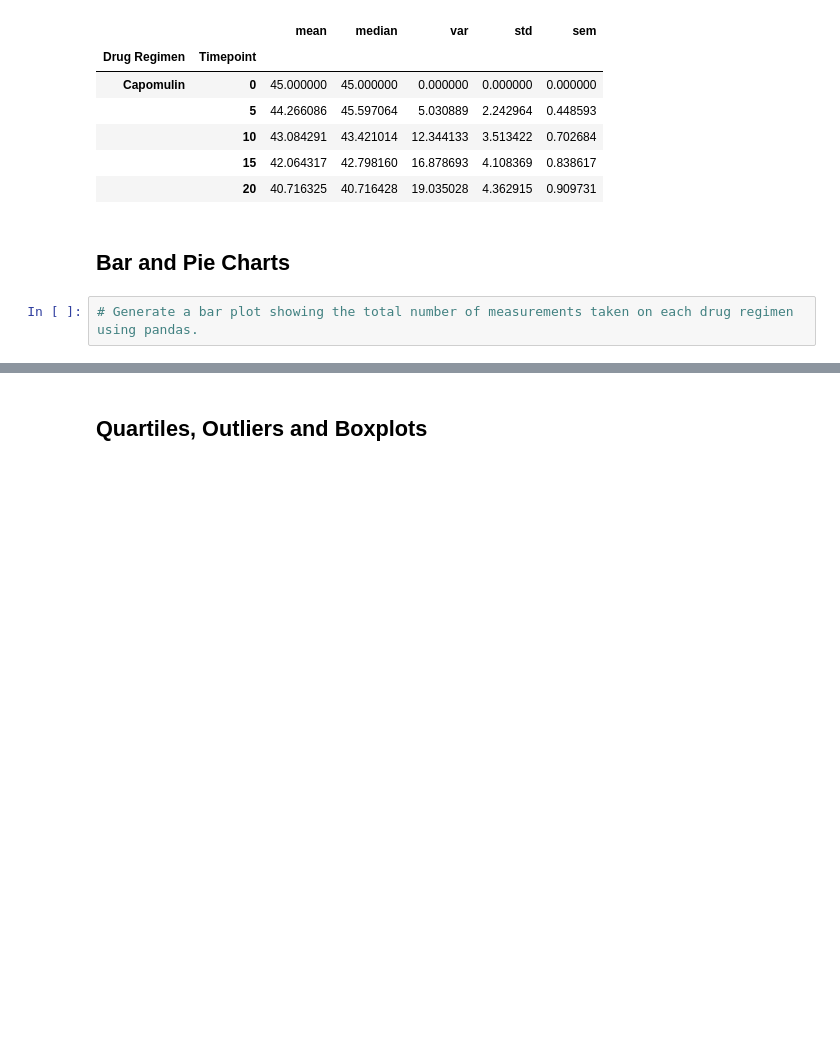
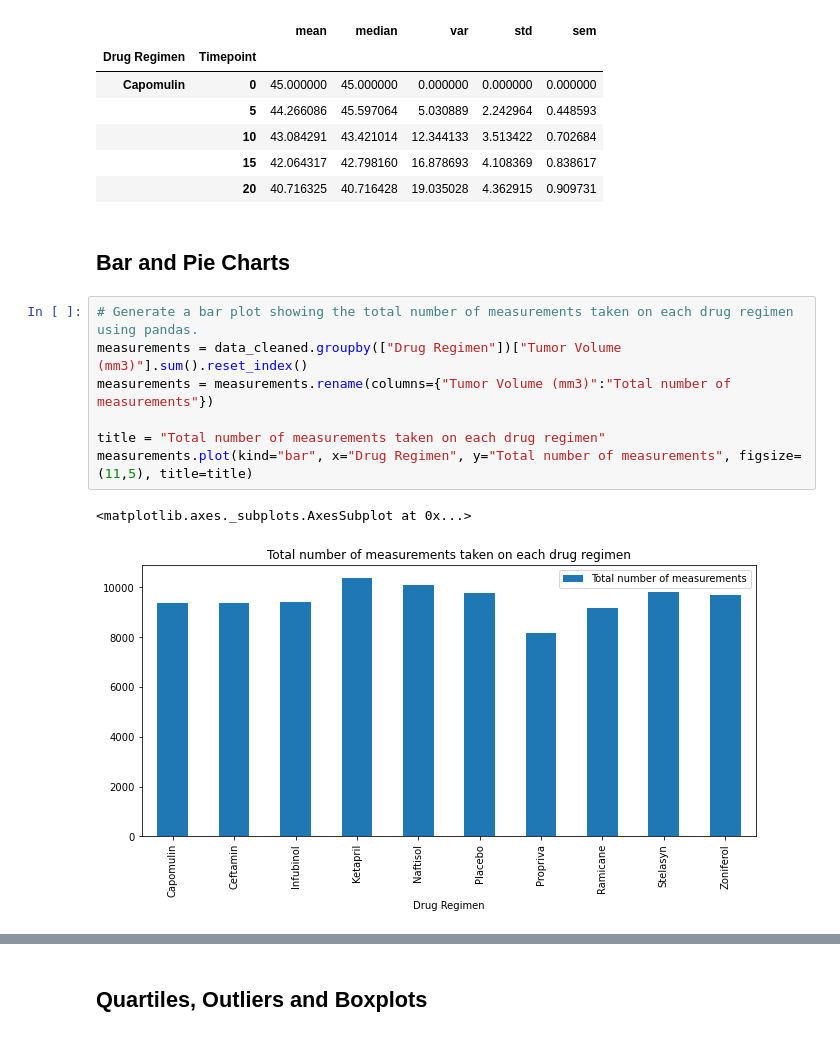
Before and after one commit to kioz-developer/matplotlib-challenge, a Jupyter notebook: pymaceuticals_starter.ipynb, the cells around one changed output, grey strips where cells are left out. Drawn from its saved outputs; the diff is of its cells as text; blank space fills up the shorter version.

Commit message:
Section "Bar and Pie Charts" done

```diff
--- a/pymaceuticals_starter.ipynb
+++ b/pymaceuticals_starter.ipynb
@@ -123,7 +123,15 @@ summary_sts.head()
 |  | 20 | 40.716325 | 40.716428 | 19.035028 | 4.362915 | 0.909731 |
 # %% [markdown]
 ## Bar and Pie Charts
-# %%
-# Generate a bar plot showing the total number of measurements taken on each drug regimen using pandas.
+# %%
+# Generate a bar plot showing the total number of measurements taken on each drug regimen using pandas.
+measurements = data_cleaned.groupby(["Drug Regimen"])["Tumor Volume (mm3)"].sum().reset_index()
+measurements = measurements.rename(columns={"Tumor Volume (mm3)":"Total number of measurements"})
+
+title = "Total number of measurements taken on each drug regimen"
+measurements.plot(kind="bar", x="Drug Regimen", y="Total number of measurements", figsize=(11,5), title=title)
+# %% [output]
+<matplotlib.axes._subplots.AxesSubplot at 0x...>
+[figure, added]
 # %%
 # Generate a bar plot showing the total number of measurements taken on each drug regimen using pyplot.
```
Also changed, not shown: parts of 7 cells of this notebook.
